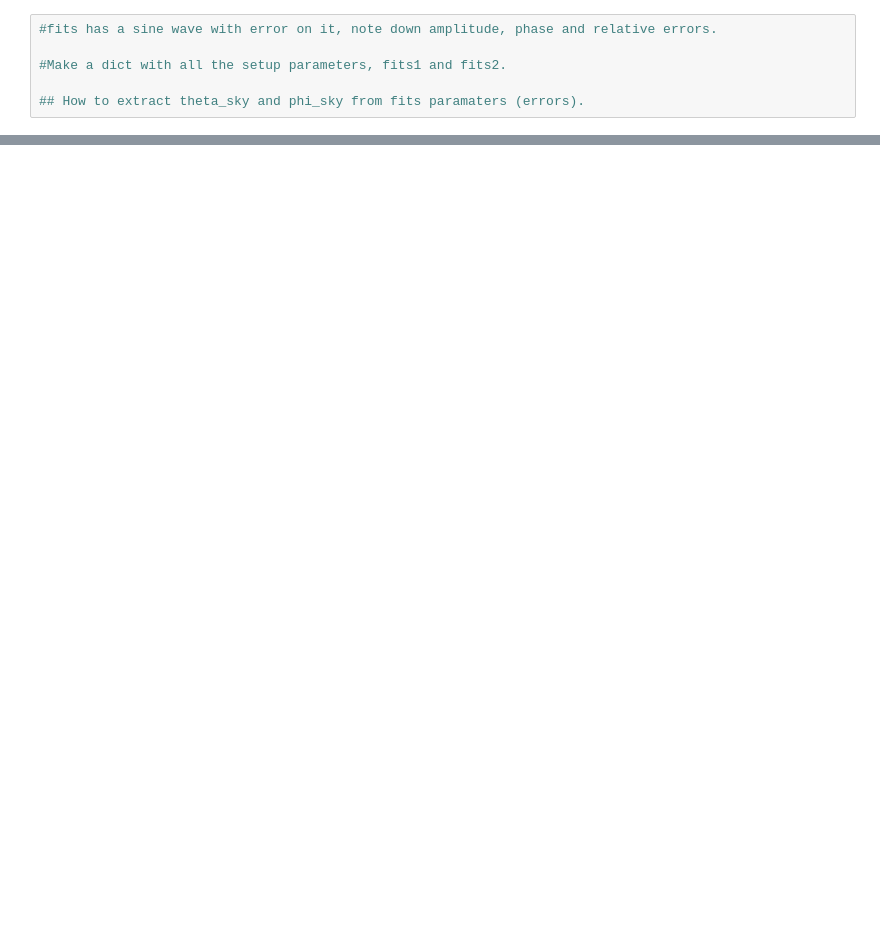
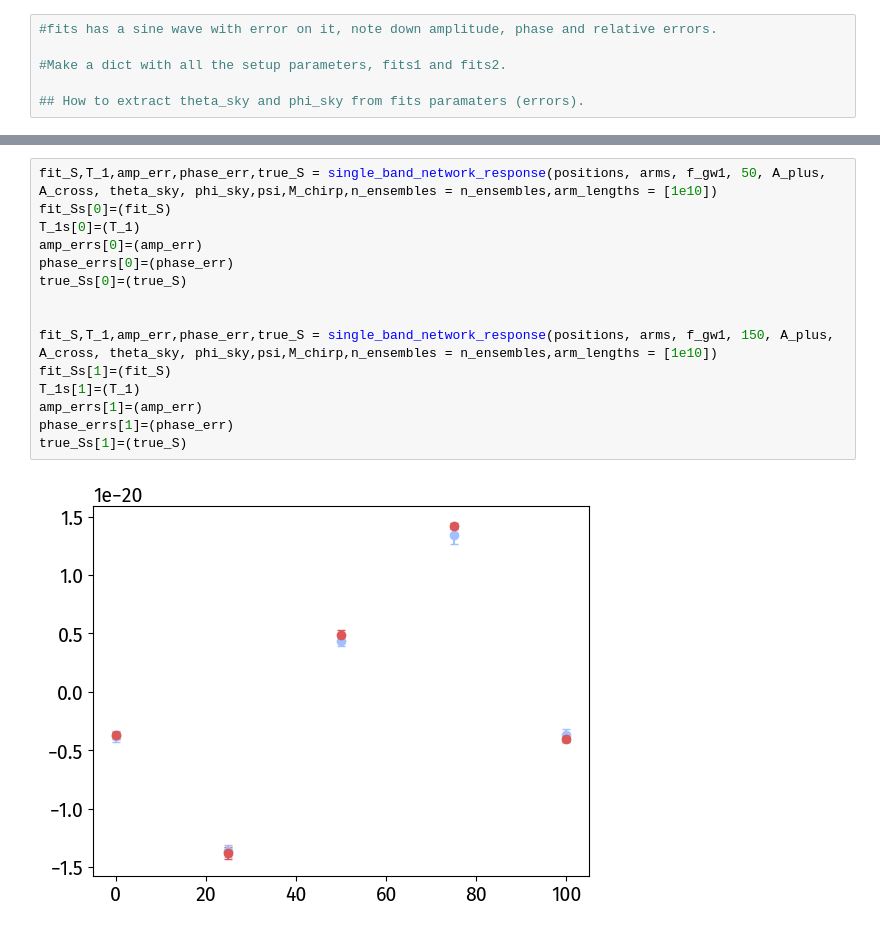
Before and after one commit to dhruvaganapathy/clock_gw_detection, a Jupyter notebook: dhruva_code/detector_network.ipynb, the cells around one changed output, grey strips where cells are left out. Cells and saved outputs as stored; diff of their text form; blank space fills up the shorter version.

Commit message:
updated antenna response

```diff
--- a/dhruva_code/detector_network.ipynb
+++ b/dhruva_code/detector_network.ipynb
@@ -806,0 +888,17 @@ array([0.04228323, 0.04079532, 0.04015526])
+# %%
+fit_S,T_1,amp_err,phase_err,true_S = single_band_network_response(positions, arms, f_gw1, 50, A_plus, A_cross, theta_sky, phi_sky,psi,M_chirp,n_ensembles = n_ensembles,arm_lengths = [1e10])
+fit_Ss[0]=(fit_S)
+T_1s[0]=(T_1)
+amp_errs[0]=(amp_err)
+phase_errs[0]=(phase_err)
+true_Ss[0]=(true_S)
+
+
+fit_S,T_1,amp_err,phase_err,true_S = single_band_network_response(positions, arms, f_gw1, 150, A_plus, A_cross, theta_sky, phi_sky,psi,M_chirp,n_ensembles = n_ensembles,arm_lengths = [1e10])
+fit_Ss[1]=(fit_S)
+T_1s[1]=(T_1)
+amp_errs[1]=(amp_err)
+phase_errs[1]=(phase_err)
+true_Ss[1]=(true_S)
+# %% [output]
+[figure, added]
```
Also changed, not shown: parts of 24 cells of this notebook, 25 other files.
